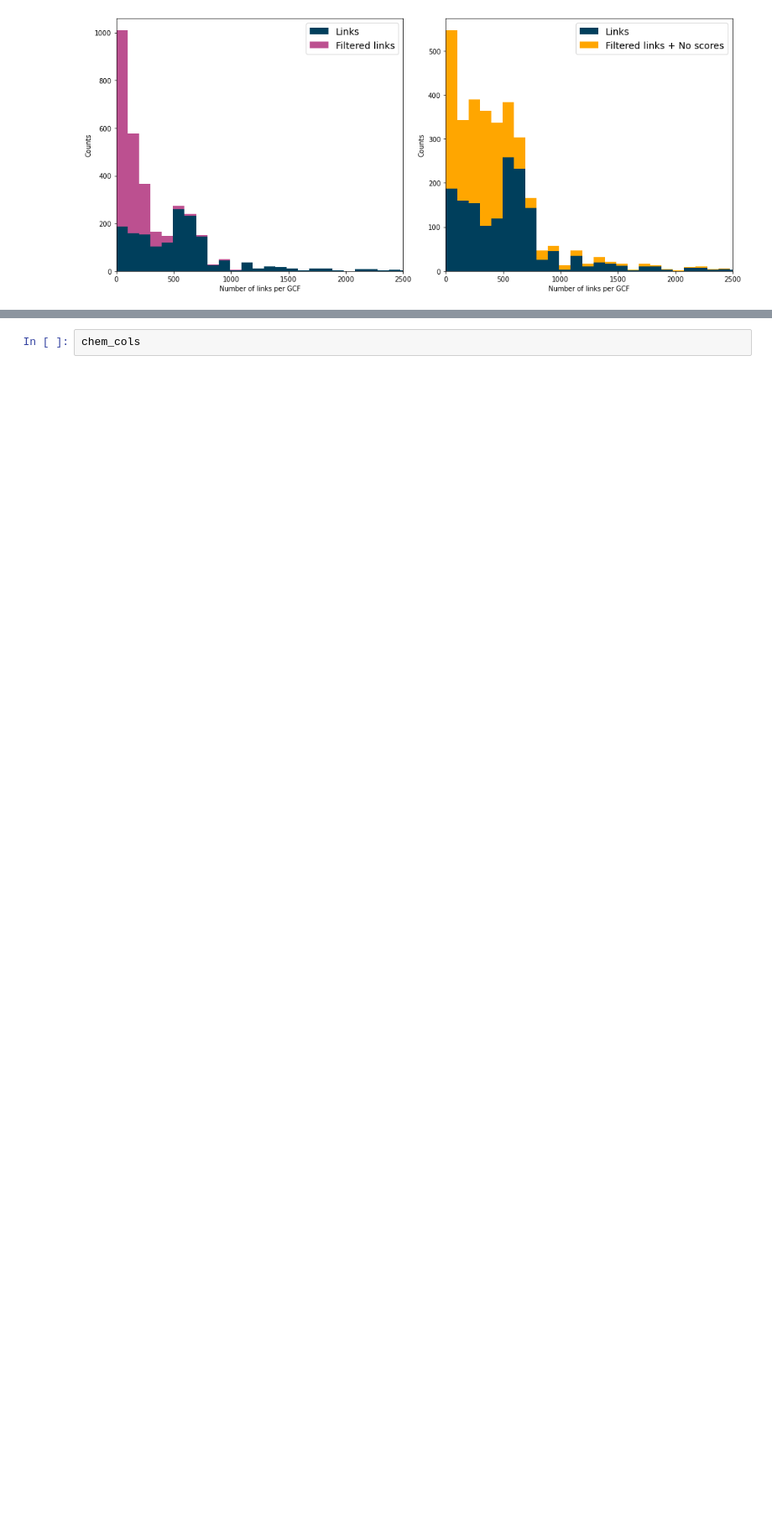
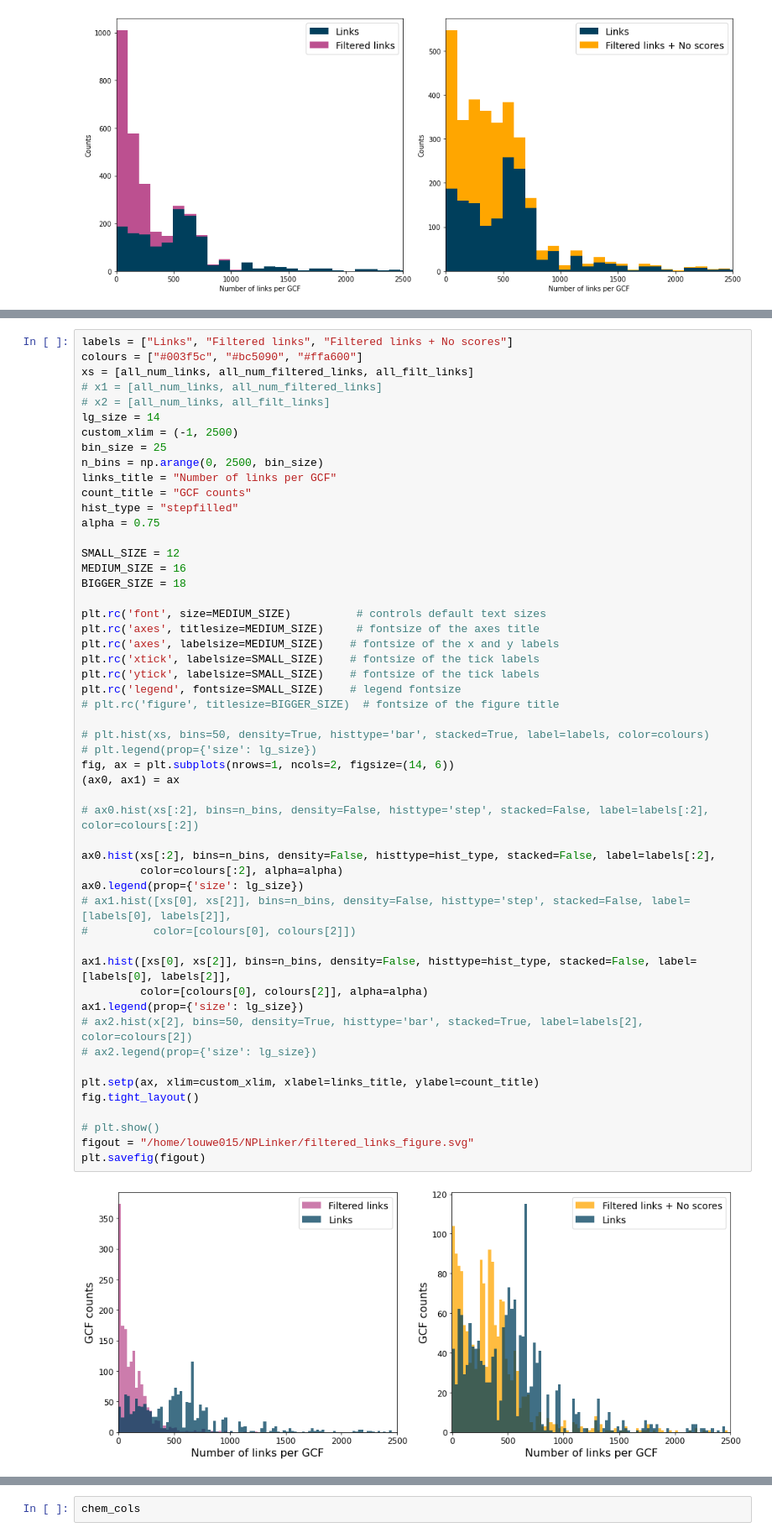
Before and after one commit to NPLinker/nplinker, a Jupyter notebook: notebooks/2-class_linking_tests.ipynb, the cells around one changed output, grey strips where cells are left out. Shown: that part at 84% size. Drawn from its saved outputs; the diff is of its cells as text; blank space fills up the shorter version.

```diff
--- a/notebooks/2-class_linking_tests.ipynb
+++ b/notebooks/2-class_linking_tests.ipynb
@@ -426,3 +536,57 @@ plt.show()
+# %%
+labels = ["Links", "Filtered links", "Filtered links + No scores"]
+colours = ["#003f5c", "#bc5090", "#ffa600"]
+xs = [all_num_links, all_num_filtered_links, all_filt_links]
+# x1 = [all_num_links, all_num_filtered_links]
+# x2 = [all_num_links, all_filt_links]
+lg_size = 14
+custom_xlim = (-1, 2500)
+bin_size = 25
+n_bins = np.arange(0, 2500, bin_size)
+links_title = "Number of links per GCF"
+count_title = "GCF counts"
+hist_type = "stepfilled"
+alpha = 0.75
+
+SMALL_SIZE = 12
+MEDIUM_SIZE = 16
+BIGGER_SIZE = 18
+
+plt.rc('font', size=MEDIUM_SIZE)          # controls default text sizes
+plt.rc('axes', titlesize=MEDIUM_SIZE)     # fontsize of the axes title
+plt.rc('axes', labelsize=MEDIUM_SIZE)    # fontsize of the x and y labels
+plt.rc('xtick', labelsize=SMALL_SIZE)    # fontsize of the tick labels
+plt.rc('ytick', labelsize=SMALL_SIZE)    # fontsize of the tick labels
+plt.rc('legend', fontsize=SMALL_SIZE)    # legend fontsize
+# plt.rc('figure', titlesize=BIGGER_SIZE)  # fontsize of the figure title
+
+# plt.hist(xs, bins=50, density=True, histtype='bar', stacked=True, label=labels, color=colours)
+# plt.legend(prop={'size': lg_size})
+fig, ax = plt.subplots(nrows=1, ncols=2, figsize=(14, 6))
+(ax0, ax1) = ax
+
+# ax0.hist(xs[:2], bins=n_bins, density=False, histtype='step', stacked=False, label=labels[:2], color=colours[:2])
+
+ax0.hist(xs[:2], bins=n_bins, density=False, histtype=hist_type, stacked=False, label=labels[:2],
+         color=colours[:2], alpha=alpha)
+ax0.legend(prop={'size': lg_size})
+# ax1.hist([xs[0], xs[2]], bins=n_bins, density=False, histtype='step', stacked=False, label=[labels[0], labels[2]],
+#          color=[colours[0], colours[2]])
+
+ax1.hist([xs[0], xs[2]], bins=n_bins, density=False, histtype=hist_type, stacked=False, label=[labels[0], labels[2]],
+         color=[colours[0], colours[2]], alpha=alpha)
+ax1.legend(prop={'size': lg_size})
+# ax2.hist(x[2], bins=50, density=True, histtype='bar', stacked=True, label=labels[2], color=colours[2])
+# ax2.legend(prop={'size': lg_size})
+
+plt.setp(ax, xlim=custom_xlim, xlabel=links_title, ylabel=count_title)
+fig.tight_layout()
+
+# plt.show()
+figout = "/home/louwe015/NPLinker/filtered_links_figure.svg"
+plt.savefig(figout)
+# %% [output]
+[figure, added]
 # %%
 labels = ["Links", "Filtered links", "Filtered links + No scores"]
 colours = ["#003f5c", "#bc5090", "#ffa600"]
```
Also changed, not shown: parts of 49 cells of this notebook.
